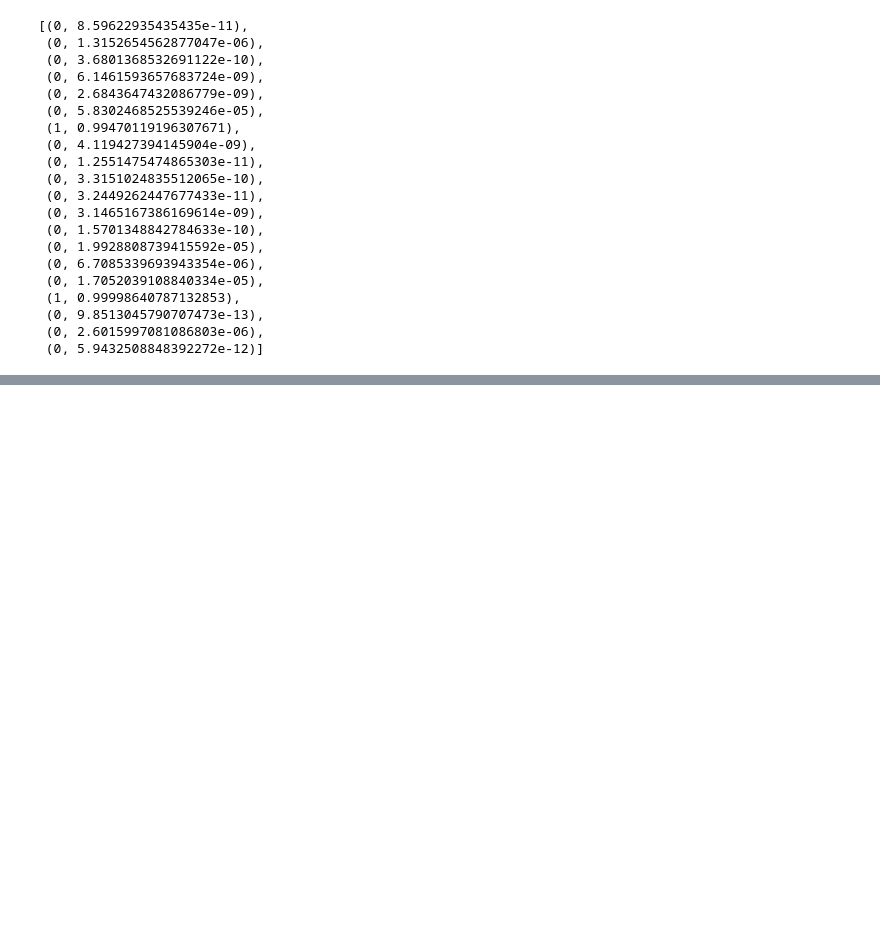
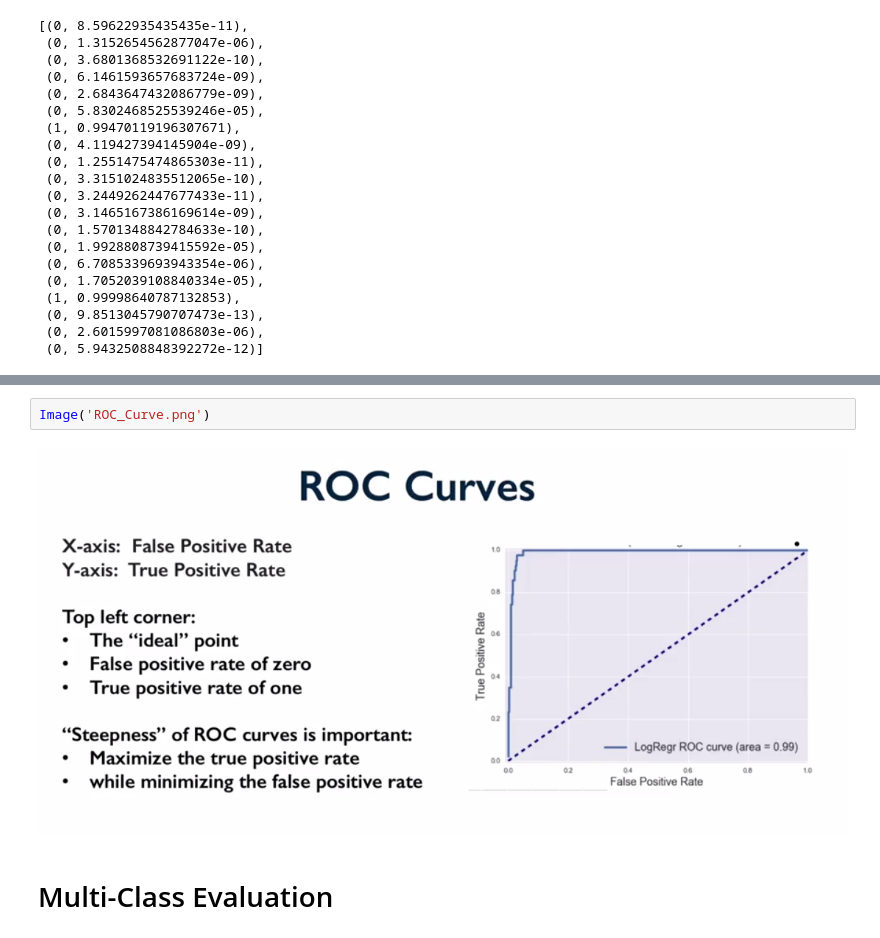
Before and after one commit to abudata/Applied_Machine_Learning, a Jupyter notebook: Applied_Machine_Learning_Module_3.ipynb, the cells around one changed output, grey strips where cells are left out. Cells and saved outputs as stored; diff of their text form; blank space fills up the shorter version.

Commit message:
Multi-Class Evaluation

```diff
--- a/Applied_Machine_Learning_Module_3.ipynb
+++ b/Applied_Machine_Learning_Module_3.ipynb
@@ -375,0 +380,6 @@ y_proba_list
+# %%
+Image('ROC_Curve.png')
+# %% [output]
+[figure, added]
+# %% [markdown]
+# Multi-Class Evaluation
```
Also changed, not shown: parts of 3 cells of this notebook.
